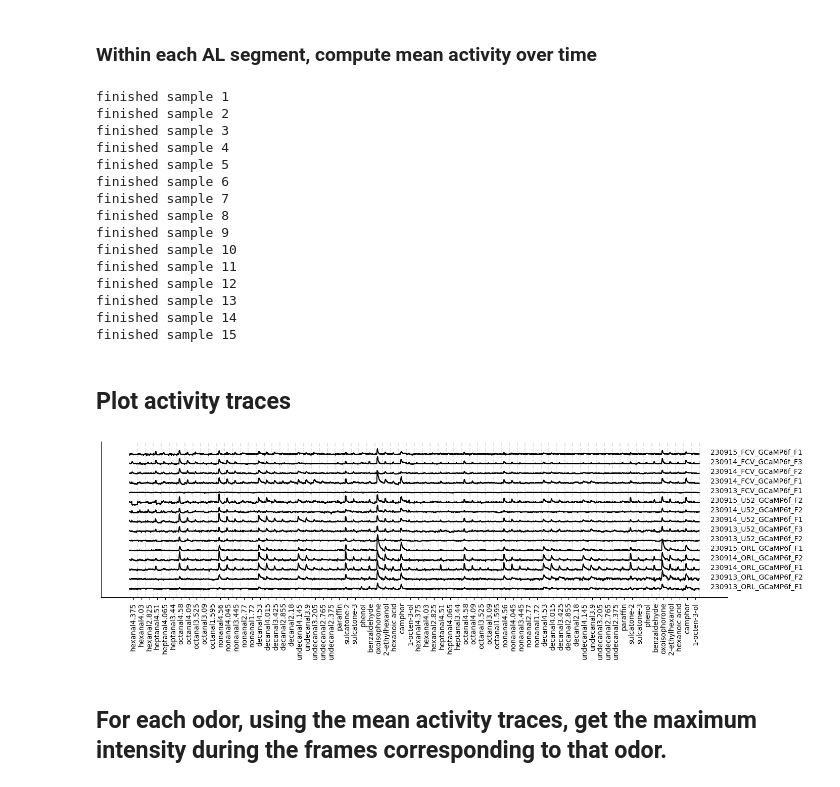
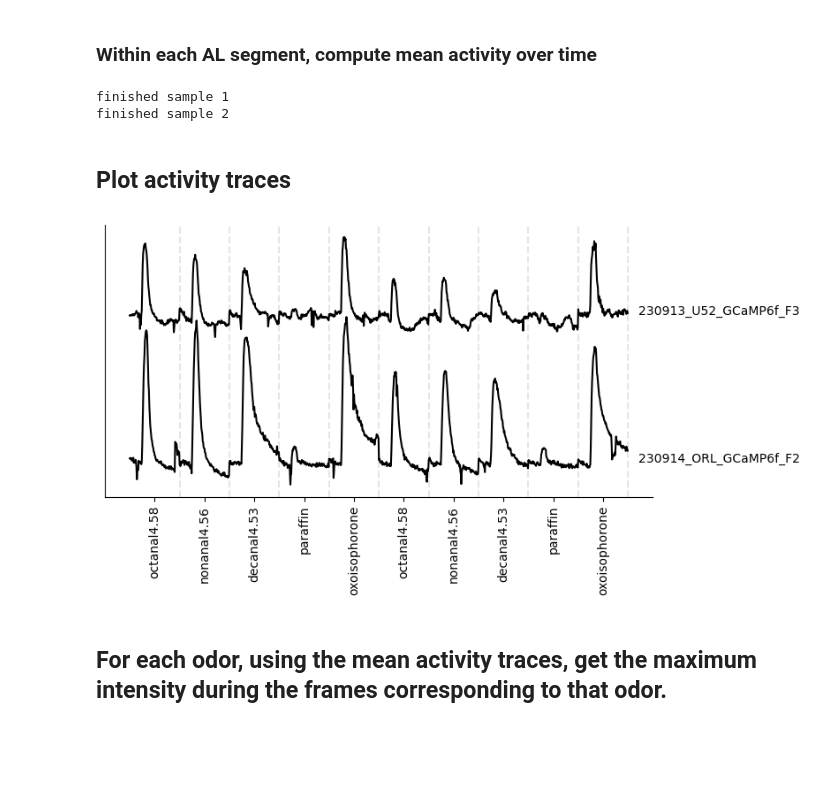
Before and after one commit to brian-arnold/whole_AL_segmentation, a Jupyter notebook: 01_segment_and_extract_traces.ipynb, the cells around one changed output. Saved outputs shown, nothing was run; the diff lists cells and outputs as text; code cells hidden in the pictures; blank space fills up the shorter version.

```diff
--- a/01_segment_and_extract_traces.ipynb
+++ b/01_segment_and_extract_traces.ipynb
@@ -18,8 +16,11 @@ odors_of_interest = []
+# %%
+odors_of_interest = ['oxoisophorone', 'paraffin', 'octanal4.58', 'nonanal4.56', 'decanal4.53']
 # %% [markdown]
 ### Load in `experiment_info.py` along with `functions.py`, which has some custom functions used here.
 # %%
 # import important experimental variables
 from experiment_info import samples, data_dir
+samples = ['230914_ORL_GCaMP6f_F2', '230913_U52_GCaMP6f_F3']
 from experiment_info import odor_encodings, odor_string
 from experiment_info import params
 # import custom functions
@@ -150,47 +141,34 @@ for i,samp in enumerate(videos):
 # %% [output]
 finished sample 1
 finished sample 2
-finished sample 3
-finished sample 4
-finished sample 5
-finished sample 6
-finished sample 7
-finished sample 8
-finished sample 9
-finished sample 10
-finished sample 11
-finished sample 12
-finished sample 13
-finished sample 14
-finished sample 15
 # %% [markdown]
 ## Plot activity traces
 # %%
-fig, axs = plt.subplots(1, 1, figsize=(16, 4))
+fig, axs = plt.subplots(1, 1, figsize=(8, 4))
 
 for i,samp in enumerate(mean_activity_within_segment):
     plt.plot(mean_activity_within_segment[samp] + i*0.02, c='black')  # Offset each trace by i*3
     # print sample name on the right
     plt.text(len(mean_activity_within_segment[samp])*1.02, i*0.02, samp, color='black')
 
 # print the names of the odors on the x-axis
 odor_names = []
 positions = []
 for i,index in enumerate(odor_of_interest_indices):
     odor_names.append(odor_encodings[odor_list[index]])
     positions.append(i*params['n_frames_to_analyze'] + params['n_frames_to_analyze']/2)
 plt.xticks(positions, odor_names, rotation=90)
 
 # draw vertical lines to separate odors
 for i in range(len(odor_of_interest_indices)):
     plt.axvline((i+1)*params['n_frames_to_analyze'], color="black", linestyle="--", alpha=0.1)
 
 plt.yticks([])
 # supress grid lines
 plt.grid(False)
 sns.despine()
 # %% [output]
-[figure, old version]
+[figure, new version]
 # %% [markdown]
 ## For each odor, using the mean activity traces, get the maximum intensity during the frames corresponding to that odor.
 # %%
```
Also changed, not shown: parts of 18 cells of this notebook, 18 other files.
